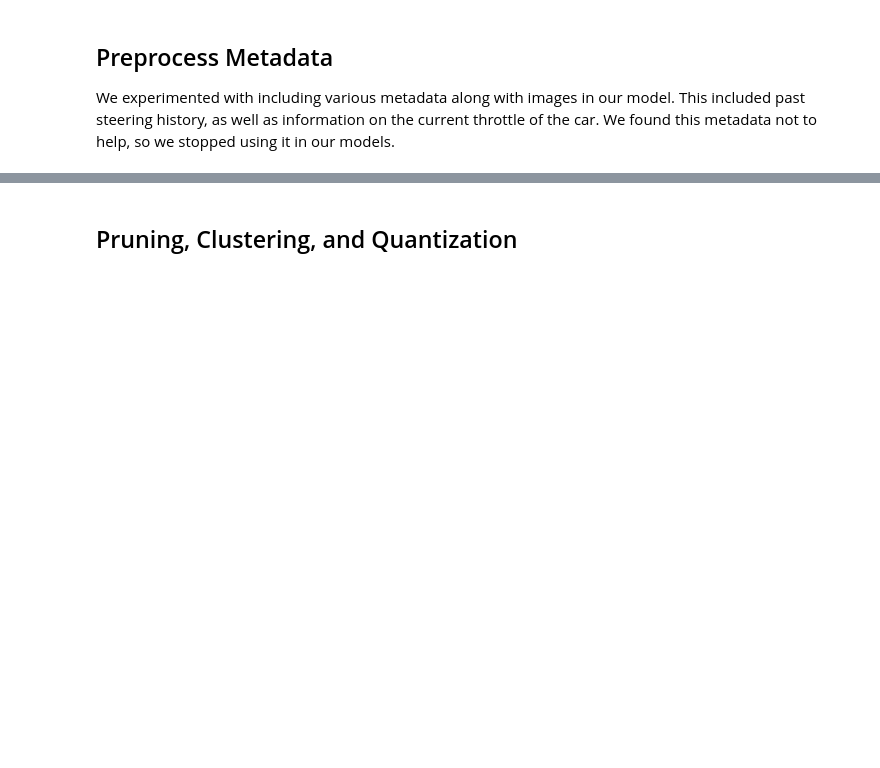
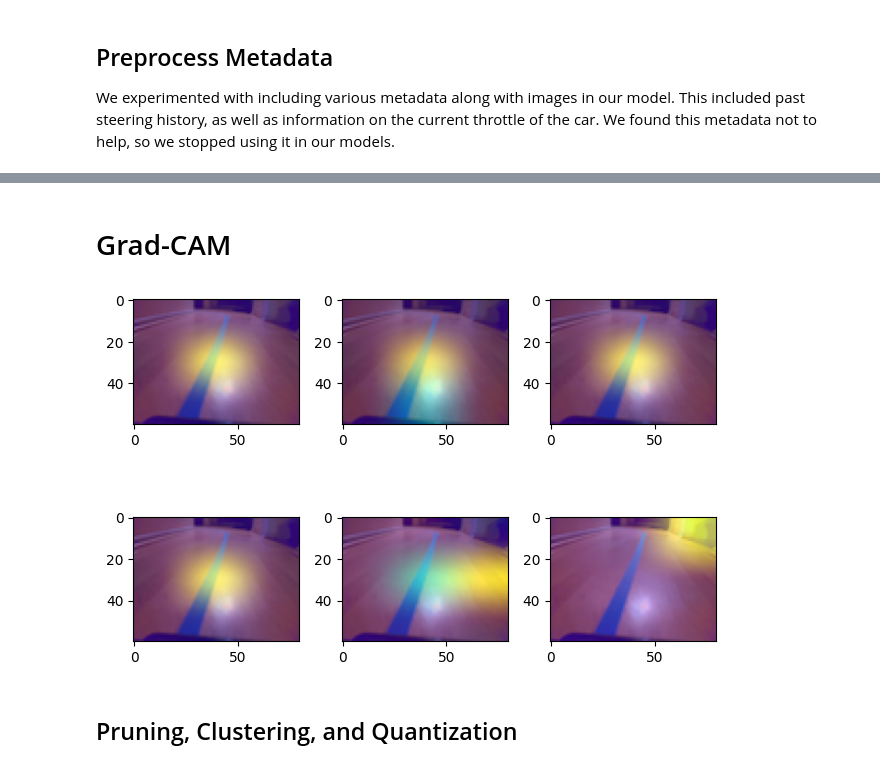
Before and after one commit to TrevorChartier/ImitationLearningLaymo, a Jupyter notebook: notebooks/train_model.ipynb, the cells around one changed output, grey strips where cells are left out. Cells and saved outputs as stored; diff of their text form; code cells hidden in the pictures; blank space fills up the shorter version.

```diff
--- a/notebooks/train_model.ipynb
+++ b/notebooks/train_model.ipynb
@@ -453,0 +481,2 @@ plt.show()
+# %% [markdown]
+# Grad-CAM
@@ -453,0 +540,25 @@ plt.show()
+# %%
+# Save original softmax
+last_layer_softmax = model.layers[-1].activation
+
+# Remove last layer's softmax
+model.layers[-1].activation = None
+
+last_conv_layer_name = 'final_conv'
+
+# Plot 6 random GradCAM images
+for i in range(6):
+  random_index = random.randint(0, len(test_imgs) - 1)
+  ax = plt.subplot(2, 3, i + 1)
+  img_array = test_imgs[random_index]
+
+  # Add a "batch" dimension to the image array
+  img_array = np.expand_dims(img_array, axis=0)
+
+  heatmap = make_gradcam_heatmap(img_array, model, last_conv_layer_name)
+  plt.imshow(save_and_display_gradcam(test_imgs[0], heatmap))
+
+plt.tight_layout()
+plt.show()
+# %% [output]
+[figure, added]
```
Also changed, not shown: parts of 23 cells of this notebook.
